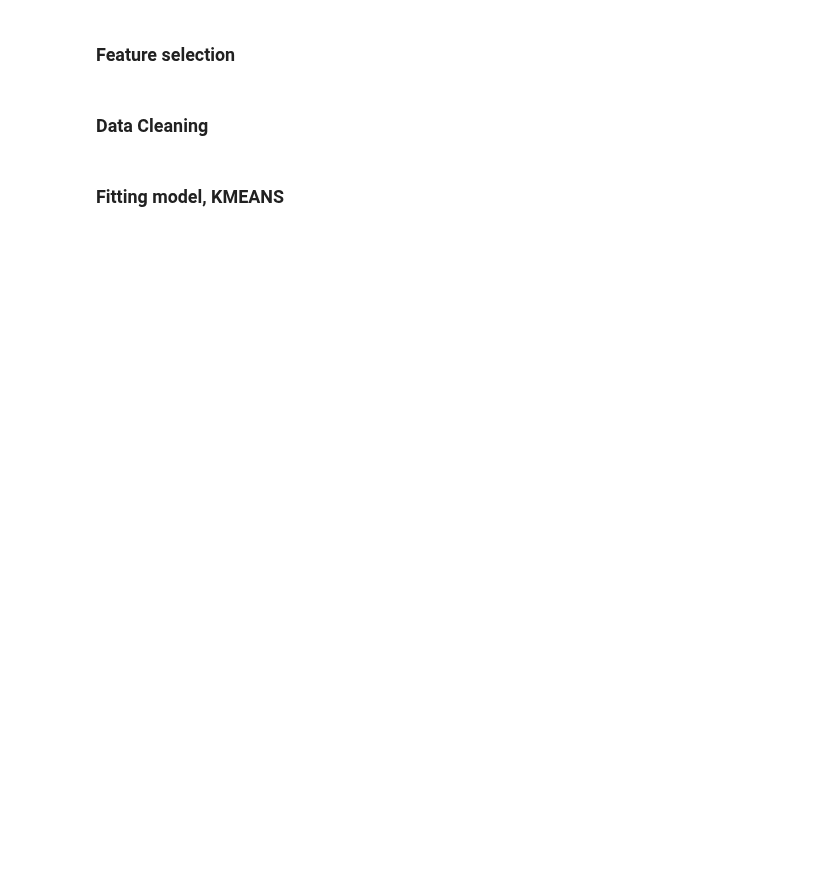
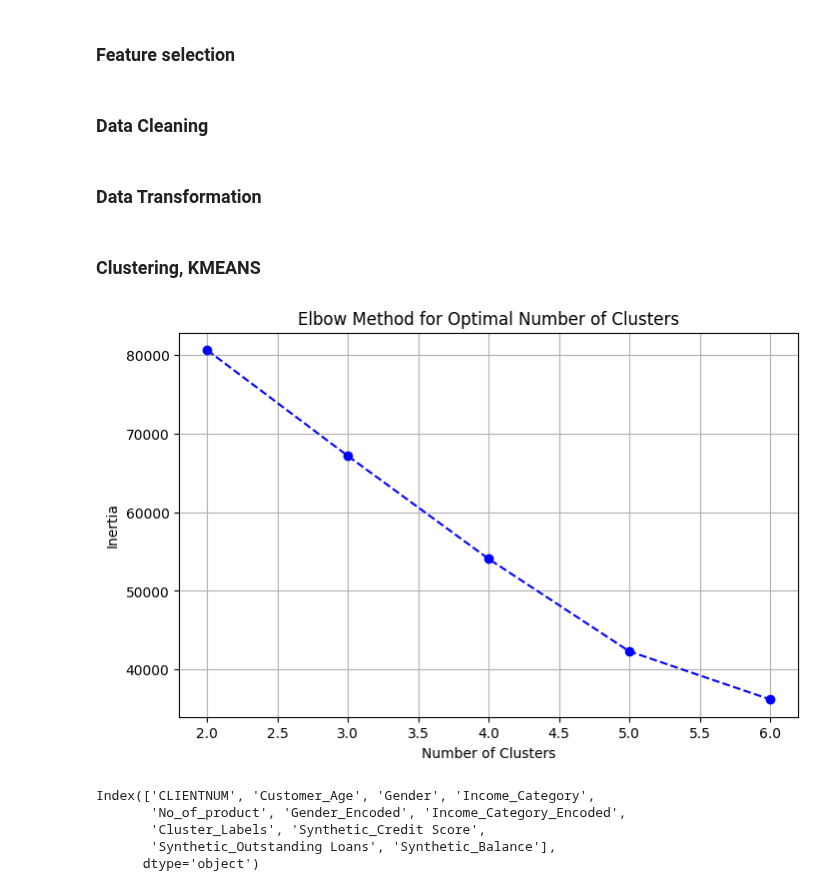
Before and after one commit to yionna/DSA3101-Object-Not-Found, a Jupyter notebook: src/subgroupA.ipynb, the cells around one changed output. Drawn from its saved outputs; the diff is of its cells as text; code cells hidden in the pictures; blank space fills up the shorter version.

```diff
--- a/src/subgroupA.ipynb
+++ b/src/subgroupA.ipynb
@@ -50,7 +54,7 @@ required_features = ["CLIENTNUM","Customer_Age","Gender","Income_Category","No_o
 subset_original = original.loc[:,required_features]
 
 # subsetting from the income data
-required_features2 = ['Date of Birth','Gender','Income','NumOfProducts']
+required_features2 = ['Date of Birth','Gender','Income','NumOfProducts','Credit Score','Outstanding Loans', 'Balance']
 subset_balance = balance_df.loc[:,required_features2]
 # %% [markdown]
 ### Data Cleaning
@@ -82,2 +81,42 @@ subset_original[['Customer_Age','No_of_product']] = scaler.fit_transform(subset_
+# %% [markdown]
+### Data Transformation
+# %%
+#Scaling
+scaler = MinMaxScaler()
+subset_balance[['Customer_Age','No_of_product']] = scaler.fit_transform(subset_balance[['Customer_Age','No_of_product']])
+subset_original[['Customer_Age','No_of_product']] = scaler.fit_transform(subset_original[['Customer_Age','No_of_product']])
+
+# Encode the categorical variables
+le_gender = LabelEncoder()
+subset_balance['Gender_Encoded'] = le_gender.fit_transform(subset_balance['Gender'])
+subset_original['Gender_Encoded'] = le_gender.fit_transform(subset_original['Gender'])
+
+le_income = LabelEncoder()
+subset_balance['Income_Category_Encoded'] = le_income.fit_transform(subset_balance['Income_Category'])
+subset_original['Income_Category_Encoded'] = le_income.fit_transform(subset_original['Income_Category'])
+
+# Extract relevant features for clustering
+features_balance = subset_balance[['Customer_Age', 'No_of_product', 'Gender_Encoded', 'Income_Category_Encoded']]
+features_original = subset_original[['Customer_Age', 'No_of_product', 'Gender_Encoded', 'Income_Category_Encoded']]
 # %% [markdown]
-### Fitting model, KMEANS
+### Clustering, KMEANS
+# %%
+# Perform KMeans clustering on balance data and find optimal clusters
+cluster_range = range(2, 7)  # Define the range of cluster numbers to test
+inertia_values = []  # Inertia will help determine the optimal cluster number
+
+for k in cluster_range:
+    kmeans = KMeans(n_clusters=k, random_state=42)
+    kmeans.fit(features_balance)
+    inertia_values.append(kmeans.inertia_)
+# %%
+# Plot the elbow method to determine the best cluster count
+plt.figure(figsize=(8, 5))
+plt.plot(cluster_range, inertia_values, marker='o', linestyle='--', color='b')
+plt.title('Elbow Method for Optimal Number of Clusters')
+plt.xlabel('Number of Clusters')
+plt.ylabel('Inertia')
+plt.grid(True)
+plt.show()
+# %% [output]
+[figure, added]
@@ -83,0 +173,8 @@ subset_original[['Customer_Age','No_of_product']] = scaler.fit_transform(subset_
+# %%
+subset_original.columns
+# %% [output]
+Index(['CLIENTNUM', 'Customer_Age', 'Gender', 'Income_Category',
+       'No_of_product', 'Gender_Encoded', 'Income_Category_Encoded',
+       'Cluster_Labels', 'Synthetic_Credit Score',
+       'Synthetic_Outstanding Loans', 'Synthetic_Balance'],
+      dtype='object')
```
Also changed, not shown: parts of 7 cells of this notebook, 1 other file.
